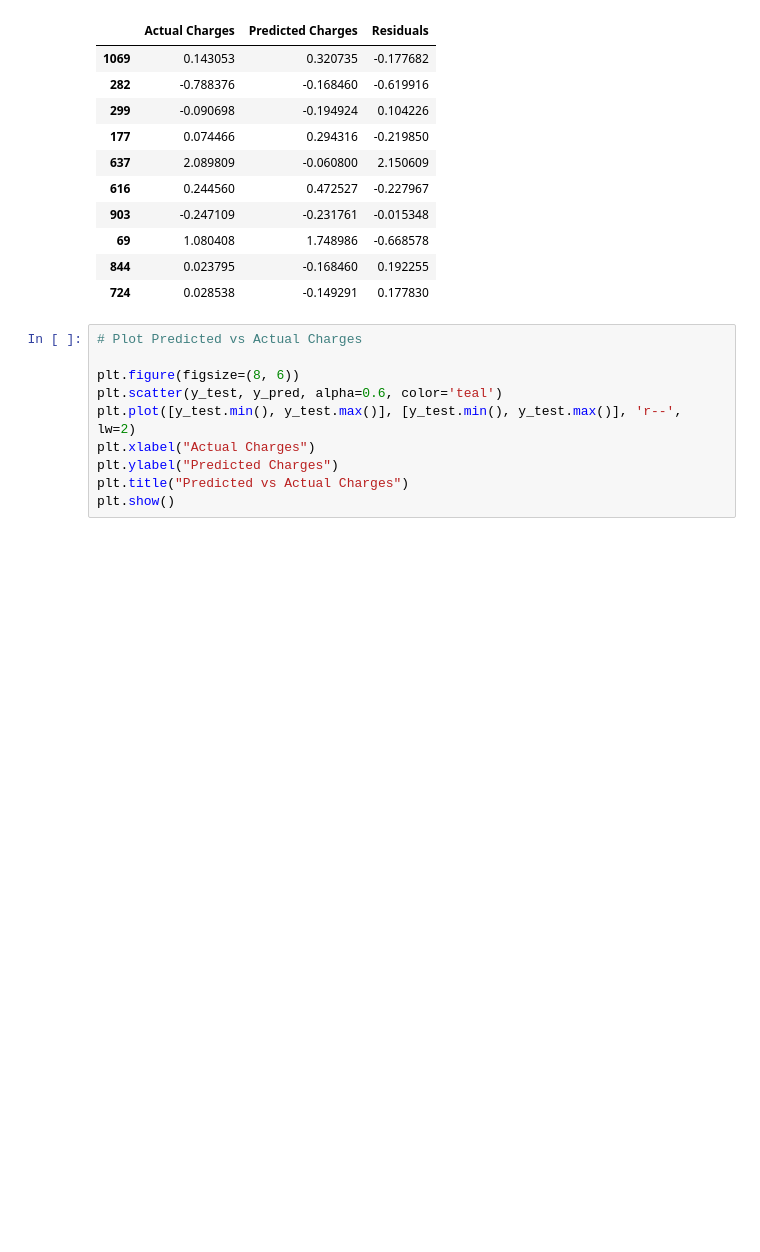
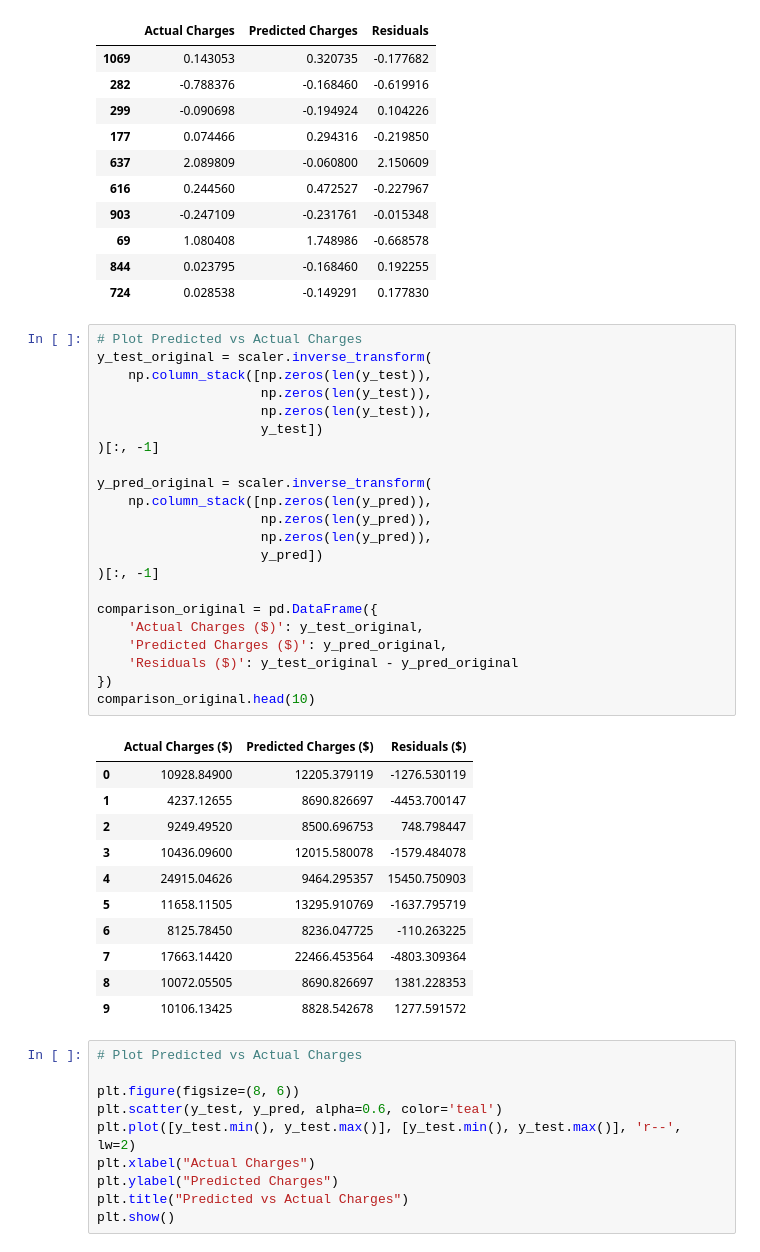
Before and after one commit to LFoster03/ml_regression_foster, a Jupyter notebook: regression_foster.ipynb, the cells around one changed output. Saved outputs shown, nothing was run; the diff lists cells and outputs as text; blank space fills up the shorter version.

```diff
--- a/regression_foster.ipynb
+++ b/regression_foster.ipynb
@@ -487,6 +493,40 @@ comparison.head(10)
 | 69 | 1.080408 | 1.748986 | -0.668578 |
 | 844 | 0.023795 | -0.168460 | 0.192255 |
 | 724 | 0.028538 | -0.149291 | 0.177830 |
+# %%
+# Plot Predicted vs Actual Charges
+y_test_original = scaler.inverse_transform(
+    np.column_stack([np.zeros(len(y_test)),
+                     np.zeros(len(y_test)),
+                     np.zeros(len(y_test)),
+                     y_test])
+)[:, -1]
+
+y_pred_original = scaler.inverse_transform(
+    np.column_stack([np.zeros(len(y_pred)),
+                     np.zeros(len(y_pred)),
+                     np.zeros(len(y_pred)),
+                     y_pred])
+)[:, -1]
+
+comparison_original = pd.DataFrame({
+    'Actual Charges ($)': y_test_original,
+    'Predicted Charges ($)': y_pred_original,
+    'Residuals ($)': y_test_original - y_pred_original
+})
+comparison_original.head(10)
+# %% [output]
+|  | Actual Charges ($) | Predicted Charges ($) | Residuals ($) |
+| 0 | 10928.84900 | 12205.379119 | -1276.530119 |
+| 1 | 4237.12655 | 8690.826697 | -4453.700147 |
+| 2 | 9249.49520 | 8500.696753 | 748.798447 |
+| 3 | 10436.09600 | 12015.580078 | -1579.484078 |
+| 4 | 24915.04626 | 9464.295357 | 15450.750903 |
+| 5 | 11658.11505 | 13295.910769 | -1637.795719 |
+| 6 | 8125.78450 | 8236.047725 | -110.263225 |
+| 7 | 17663.14420 | 22466.453564 | -4803.309364 |
+| 8 | 10072.05505 | 8690.826697 | 1381.228353 |
+| 9 | 10106.13425 | 8828.542678 | 1277.591572 |
 # %%
 # Plot Predicted vs Actual Charges
 
```
Also changed, not shown: parts of 14 cells of this notebook, 3 other files.
